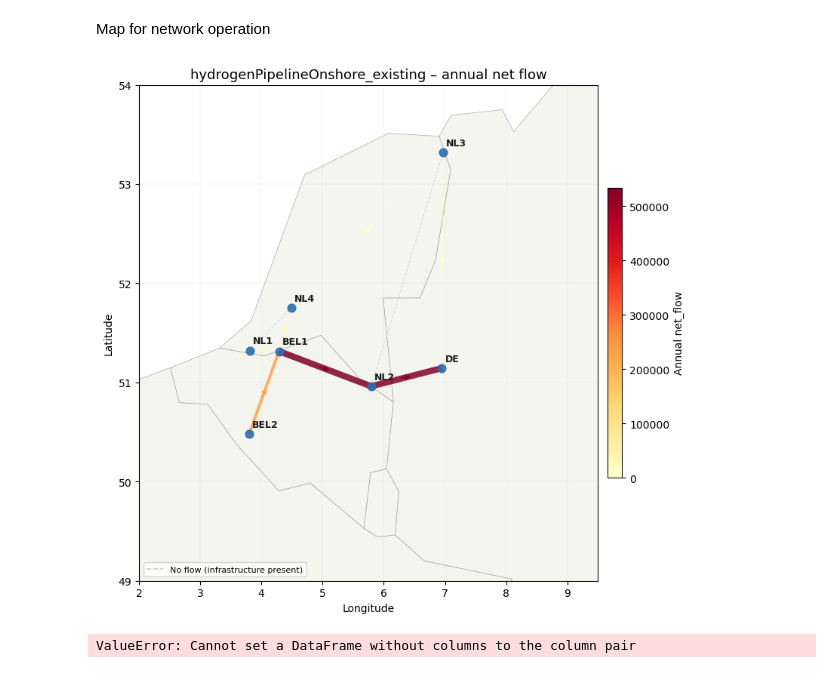
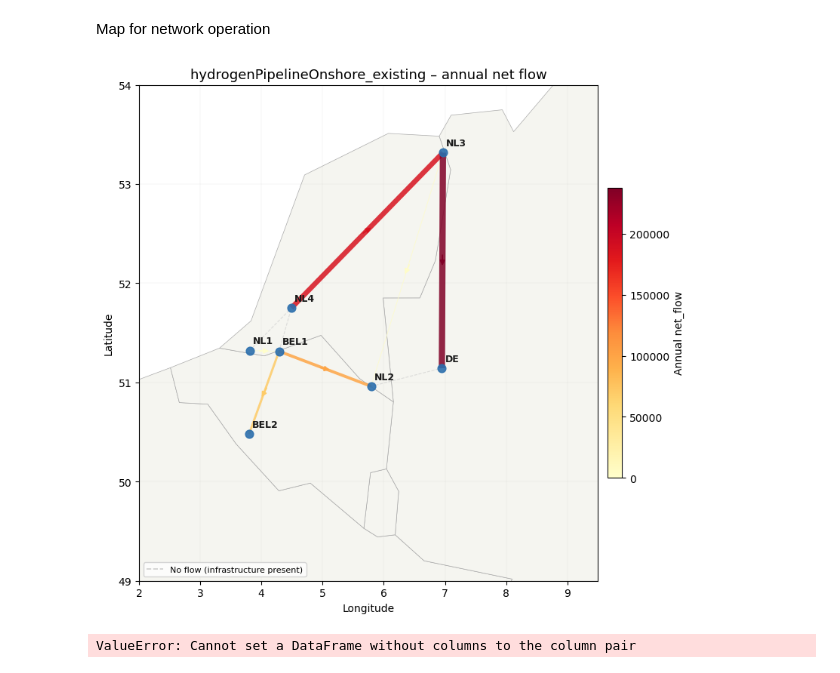
Before and after one commit to AlessandroMagnino/AdOpT-NET0_my, a Jupyter notebook: output_analysers/h5_reader.ipynb, the cells around one changed output. Drawn from its saved outputs; the diff is of its cells as text; code cells hidden in the pictures.

```diff
--- a/output_analysers/h5_reader.ipynb
+++ b/output_analysers/h5_reader.ipynb
@@ -1722,34 +1722,34 @@ def plot_network_map(
     ax.set_xlabel("Longitude", fontsize=10)
     ax.set_ylabel("Latitude", fontsize=10)
     ax.set_title(title or f"Network – {flow_col}", fontsize=13)
     ax.grid(True, linewidth=0.2, alpha=0.4)
 
     plt.tight_layout()
     return fig, ax
 
 
 # ─────────────────────────────────────────────
 #  Main
 # ─────────────────────────────────────────────
 
 if __name__ == "__main__":
-    h5_path   = Path(r"output\2040\optimization_results.h5")
-    nodes_csv = Path(r"case_studies\2040\plants_clusters_summary.csv")
+    h5_path   = Path(r"output\base_case\2040\optimization_results.h5")
+    nodes_csv = Path(r"case_studies\base_case\2040\plants_clusters_summary.csv")
     year      = "2022"
 
     for network in ["hydrogenPipelineOnshore_existing", "hydrogenPipelineOnshore"]:
         edges = read_network_flows(h5_path, year=year, network=network)
         edges = attach_geometry(edges, nodes_csv)
 
         fig, ax = plot_network_map(
             edges,
             nodes_csv,
             flow_col="net_flow",
             bbox=(2.0, 49.0, 9.5, 54.0),
             title=f"{network} – annual net flow",
         )
         # plt.savefig(f"{network}_flow_map.png", dpi=150, bbox_inches="tight")
         plt.show()
 # %% [output]
-[figure, old version]
+[figure, new version]
 ValueError: Cannot set a DataFrame without columns to the column pair
```
Also changed, not shown: parts of 6 cells of this notebook, 21 other files.
